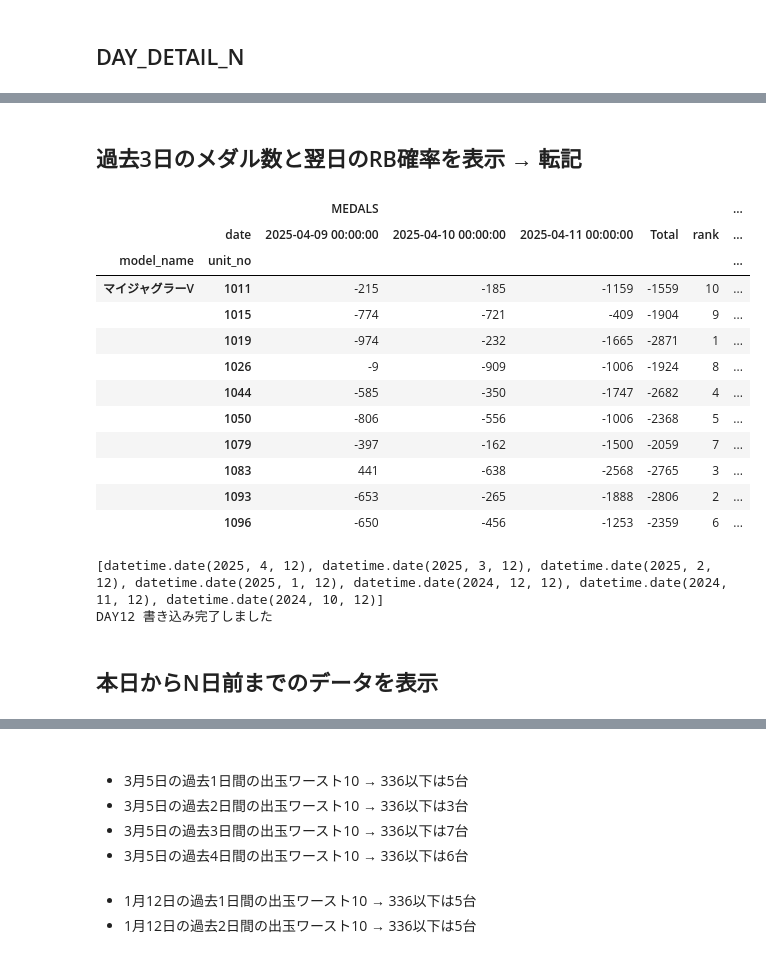
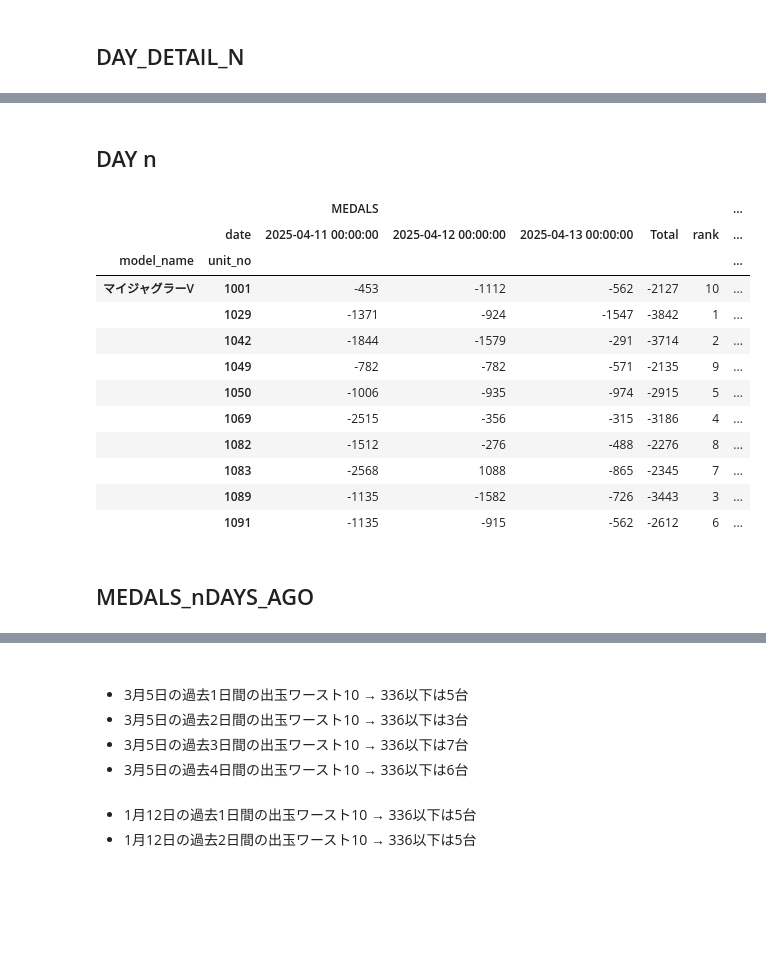
Before and after one commit to akmiccom/dataOnline, a Jupyter notebook: anaslo_02/ipynb/from_sqlite_to_gspread.ipynb, the cells around one changed output, grey strips where cells are left out. Cells and saved outputs as stored; diff of their text form; code cells hidden in the pictures; blank space fills up the shorter version.

```diff
--- a/anaslo_02/ipynb/from_sqlite_to_gspread.ipynb
+++ b/anaslo_02/ipynb/from_sqlite_to_gspread.ipynb
@@ -16,8 +16,6 @@ spreadSheet_ids = {
     "EXA FIRST": "10-B_vV1pvUzXmvGAiHhODGJgCloOsAmqSO9HvXpk_T8",
     "パラッツォ川越店": "179nJF0NvLng7xPKsd_NX2pJBXsDNsO8SJhOvUAvFk2I",
     }
-
-print(spreadSheet_ids.keys())
 
 # 検索キーワードよりホール名取得
 SEARCH_WORD = "EXA FIRST"
@@ -38,7 +36,7 @@ conn = sqlite3.connect(DB_PATH)
 cursor = conn.cursor()
 cursor.execute("SELECT name FROM sqlite_master WHERE type='table' ORDER BY name;")
 tables = cursor.fetchall()
-print(tables)
+# print(tables)
 
 cursor.execute(
     "SELECT hall_id, name FROM halls WHERE name LIKE ?", ("%" + SEARCH_WORD + "%",)
@@ -63,22 +61,39 @@ FROM results r
 JOIN halls h ON r.hall_id = h.hall_id  -- ホールと結合
 JOIN models m ON r.model_id = m.model_id  -- 機種と結合
 WHERE h.name = ?  -- 指定ホールのみ
-  AND m.name LIKE '%ジャグラー%'  -- ジャグラー系機種に限定
+AND m.name LIKE '%ジャグラー%'  -- ジャグラー系機種に限定
 ORDER BY r.date DESC, r.unit_no ASC;
 """
 
+# ブドウシミュレーター
+def grape_calculator_myfive(game, bb, rb, medals):
+    bb_medals = 239.25
+    rb_medals = 95.25
+    cherry_rate_high = 0.04228
+    cherry_rate_low = 0.05847
+    replay_rate = 0.411
+    denominator_inner = (-medals - (game*3 - (bb*bb_medals + rb*rb_medals + game*replay_rate + game*cherry_rate_high))) / 8
+    grape_rate = (game / denominator_inner) - ((game / denominator_inner) * 2)
+
+    return grape_rate
+
 df = pd.read_sql_query(query, conn, params=(hall_name,))
+conn.close()
+
 df["date"] = pd.to_datetime(df["date"])
 df.drop(columns=["result_id", "hall_id", "model_id"], inplace=True)
 df = df[["hall_name", "date", "model_name", "unit_no", "game", "BB", "RB", "medals"]]
 df["BB_rate"] = (df["game"] / df["BB"]).round(1)
 df["RB_rate"] = (df["game"] / df["RB"]).round(1)
+df["grape_rate"] = grape_calculator_myfive(df["game"], df["BB"], df["RB"], df["medals"]).round(2)
 df["Total_rate"] = (df["game"] / (df["BB"] + df["RB"])).round(1)
+df["month"] = df["date"].dt.strftime("%Y-%m")
 df["day"] = df["date"].dt.day
-df["month"] = df["date"].dt.month
 df["weekday"] = df["date"].dt.weekday
 
-conn.close()
+df = df.replace([np.inf, -np.inf], np.nan)
+df = df.fillna(0)
 
+print(df.shape)
 df.head()
 # %% [output]
@@ -286,2 +343,0 @@ for model in models:
-# %% [markdown]
-## 過去3日のメダル数と翌日のRB確率を表示 → 転記
@@ -288,3 +346,5 @@ for model in models:
+# %% [markdown]
+## DAY n
 # %%
 def medals_and_rb_rate(machine_name, year, month, day, period=3):
     base_date = datetime.date(year, month, day)
@@ -295,7 +355,6 @@ def medals_and_rb_rate(machine_name, year, month, day, period=3):
         & (df["date"].dt.date <= start_date)
         & (df["date"].dt.date >= end_date)
     ]
-    df_tmp["date"].unique()
 
     # メダル
     medals = df_tmp.pivot_table(
@@ -339,82 +398,68 @@ def medals_and_rb_rate(machine_name, year, month, day, period=3):
     )
     rb_rate = (game / rb).round(1)
     rb_rate.columns = pd.MultiIndex.from_product([["RB_RATE"], rb_rate.columns])
     rb_rate.head()
 
     total_rate = (game / (bb+rb)).round(1)
     total_rate.columns = pd.MultiIndex.from_product([["TOTAL_RATE"], total_rate.columns])
 
     game.columns = pd.MultiIndex.from_product([["GAME"], game.columns])
     bb.columns = pd.MultiIndex.from_product([["BB"], bb.columns])
     rb.columns = pd.MultiIndex.from_product([["RB"], rb.columns])
 
     # データを表示（長い場合は全表示）
     pd.set_option("display.max_rows", None)
     pd.set_option("display.max_columns", None)
     medal_rb_rate = pd.concat([medals, game, total_rate, rb_rate, bb, rb], axis=1)
     medal_rb_rate = medal_rb_rate.replace([np.inf, -np.inf], np.nan)
     medal_rb_rate = medal_rb_rate.fillna(0)
 
     medal_rb_rate = medal_rb_rate[medal_rb_rate["MEDALS"]["rank"] <= 10]
 
     return medal_rb_rate
 
 
 # N_DAYS_AGO
 MACHINE_NAME = "マイジャグラーV"
 
-medal_rb_rate = medals_and_rb_rate(MACHINE_NAME, 2025, 4, 12)
+medal_rb_rate = medals_and_rb_rate(MACHINE_NAME, 2025, 4, 14)
 medal_rb_rate.head(10)
 # %% [output]
 |  |  | MEDALS |  |  |  |  | ... |
-|  | date | 2025-04-09 00:00:00 | 2025-04-10 00:00:00 | 2025-04-11 00:00:00 | Total | rank | ... |
+|  | date | 2025-04-11 00:00:00 | 2025-04-12 00:00:00 | 2025-04-13 00:00:00 | Total | rank | ... |
 | model_name | unit_no |  |  |  |  |  | ... |
-| マイジャグラーV | 1011 | -215 | -185 | -1159 | -1559 | 10 | ... |
-|  | 1015 | -774 | -721 | -409 | -1904 | 9 | ... |
-|  | 1019 | -974 | -232 | -1665 | -2871 | 1 | ... |
-|  | 1026 | -9 | -909 | -1006 | -1924 | 8 | ... |
-|  | 1044 | -585 | -350 | -1747 | -2682 | 4 | ... |
-|  | 1050 | -806 | -556 | -1006 | -2368 | 5 | ... |
-|  | 1079 | -397 | -162 | -1500 | -2059 | 7 | ... |
-|  | 1083 | 441 | -638 | -2568 | -2765 | 3 | ... |
-|  | 1093 | -653 | -265 | -1888 | -2806 | 2 | ... |
-|  | 1096 | -650 | -456 | -1253 | -2359 | 6 | ... |
+| マイジャグラーV | 1001 | -453 | -1112 | -562 | -2127 | 10 | ... |
+|  | 1029 | -1371 | -924 | -1547 | -3842 | 1 | ... |
+|  | 1042 | -1844 | -1579 | -291 | -3714 | 2 | ... |
+|  | 1049 | -782 | -782 | -571 | -2135 | 9 | ... |
+|  | 1050 | -1006 | -935 | -974 | -2915 | 5 | ... |
+|  | 1069 | -2515 | -356 | -315 | -3186 | 4 | ... |
+|  | 1082 | -1512 | -276 | -488 | -2276 | 8 | ... |
+|  | 1083 | -2568 | 1088 | -865 | -2345 | 7 | ... |
+|  | 1089 | -1135 | -1582 | -726 | -3443 | 3 | ... |
+|  | 1091 | -1135 | -915 | -562 | -2612 | 6 | ... |
 # %%
-import time
+models = ["マイジャグラーV", "ゴーゴージャグラー3", "アイムジャグラーEX-TP", "ファンキージャグラー2"]
+today = datetime.date.today()
+spreadsheet = client.open_by_key(SPREADSHEET_ID)
 # スプレッドシート追記
 target_day = 1
-for target_day in range(12, 13):
-    # time.sleep(30)
+for target_day in range(today.day - 1, today.day+1):
     sheet_name = f"DAY{target_day}"
-
-    models = [
-        "マイジャグラーV",
-        "ゴーゴージャグラー3",
-        "アイムジャグラーEX-TP"
-        ]
-
-    spreadsheet = client.open_by_key(SPREADSHEET_ID)
     sheet = spreadsheet.worksheet(sheet_name)
     sheet.clear()
-
-    today = datetime.date.today()
     base = datetime.date(today.year, today.month, target_day)
     dates = [base - relativedelta(months=i) for i in range(7)]
-    print(dates)
 
     next_row = 1
     for model in models:
         for d in dates:
             medal_rb_rate = medals_and_rb_rate(model, d.year, d.month, d.day)
-            # display(medal_rb_rate)
             set_with_dataframe(sheet, medal_rb_rate, row=next_row, include_index=True)
             existing = get_as_dataframe(sheet, evaluate_formulas=True)
             next_row += medal_rb_rate.shape[0] + 5
 
     print(f"DAY{target_day} 書き込み完了しました")
-# %% [output]
-[datetime.date(2025, 4, 12), datetime.date(2025, 3, 12), datetime.date(2025, 2, 12), datetime.date(2025, 1, 12), datetime.date(2024, 12, 12), datetime.date(2024, 11, 12), datetime.date(2024, 10, 12)]
-DAY12 書き込み完了しました
 # %% [markdown]
-## 本日からN日前までのデータを表示
+## MEDALS_nDAYS_AGO
 # %%
```
Also changed, not shown: parts of 10 cells of this notebook, 17 other files.
